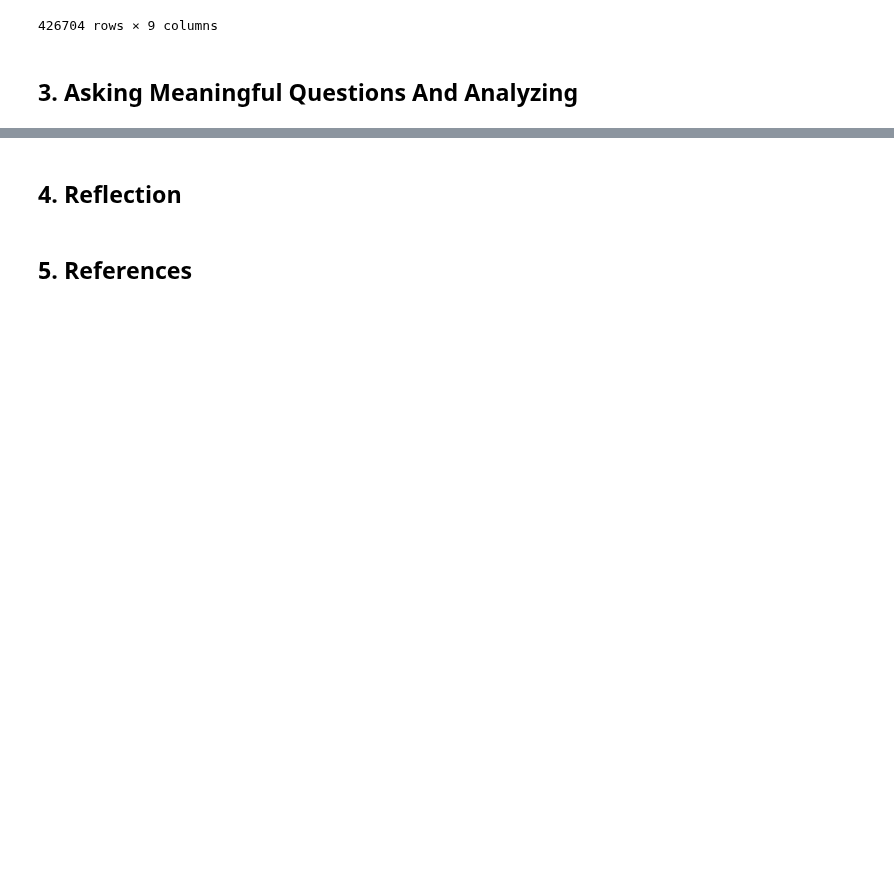
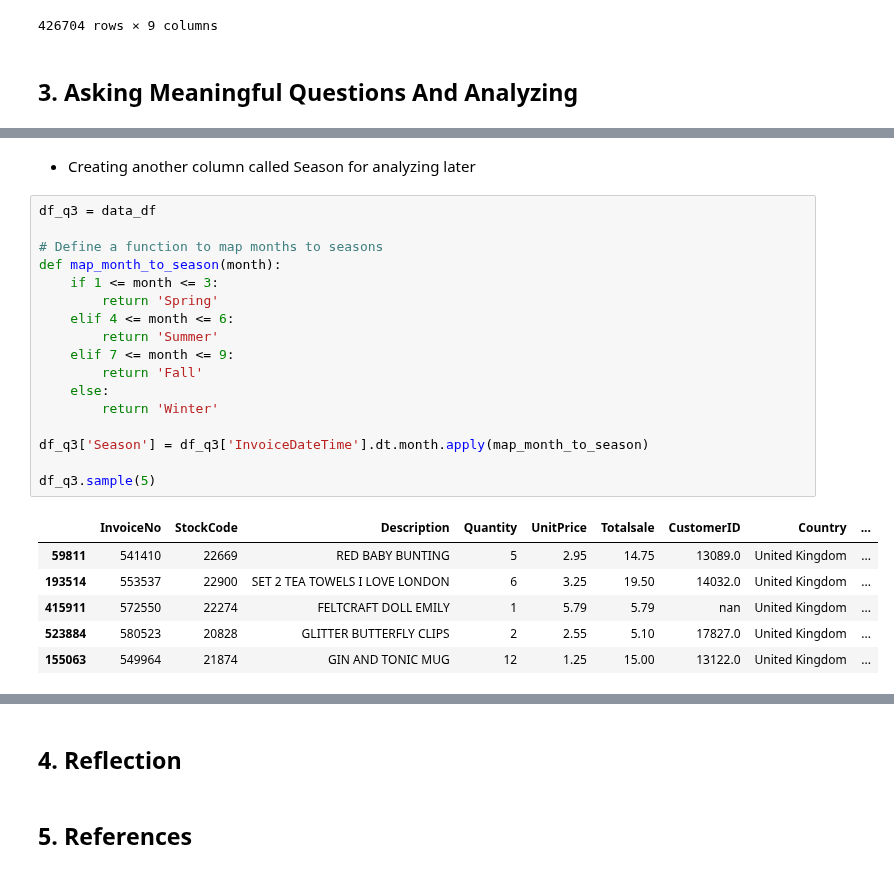
Before and after one commit to Ha0203/FinalProject_LTKHDL, a Jupyter notebook: main_branch.ipynb, the cells around one changed output, grey strips where cells are left out. Saved outputs shown, nothing was run; the diff lists cells and outputs as text; blank space fills up the shorter version.

```diff
--- a/main_branch.ipynb
+++ b/main_branch.ipynb
@@ -627,0 +658,26 @@ data_df
+# %% [markdown]
+- Creating another column called Season for analyzing later
+# %%
+df_q3 = data_df
+
+# Define a function to map months to seasons
+def map_month_to_season(month):
+    if 1 <= month <= 3:
+        return 'Spring'
+    elif 4 <= month <= 6:
+        return 'Summer'
+    elif 7 <= month <= 9:
+        return 'Fall'
+    else:
+        return 'Winter'
+
+df_q3['Season'] = df_q3['InvoiceDateTime'].dt.month.apply(map_month_to_season)
+
+df_q3.sample(5)
+# %% [output]
+|  | InvoiceNo | StockCode | Description | Quantity | UnitPrice | Totalsale | CustomerID | Country | ... |
+| 59811 | 541410 | 22669 | RED BABY BUNTING | 5 | 2.95 | 14.75 | 13089.0 | United Kingdom | ... |
+| 193514 | 553537 | 22900 | SET 2 TEA TOWELS I LOVE LONDON | 6 | 3.25 | 19.50 | 14032.0 | United Kingdom | ... |
+| 415911 | 572550 | 22274 | FELTCRAFT DOLL EMILY | 1 | 5.79 | 5.79 | nan | United Kingdom | ... |
+| 523884 | 580523 | 20828 | GLITTER BUTTERFLY CLIPS | 2 | 2.55 | 5.10 | 17827.0 | United Kingdom | ... |
+| 155063 | 549964 | 21874 | GIN AND TONIC MUG | 12 | 1.25 | 15.00 | 13122.0 | United Kingdom | ... |
```
Also changed, not shown: parts of 11 cells of this notebook.
